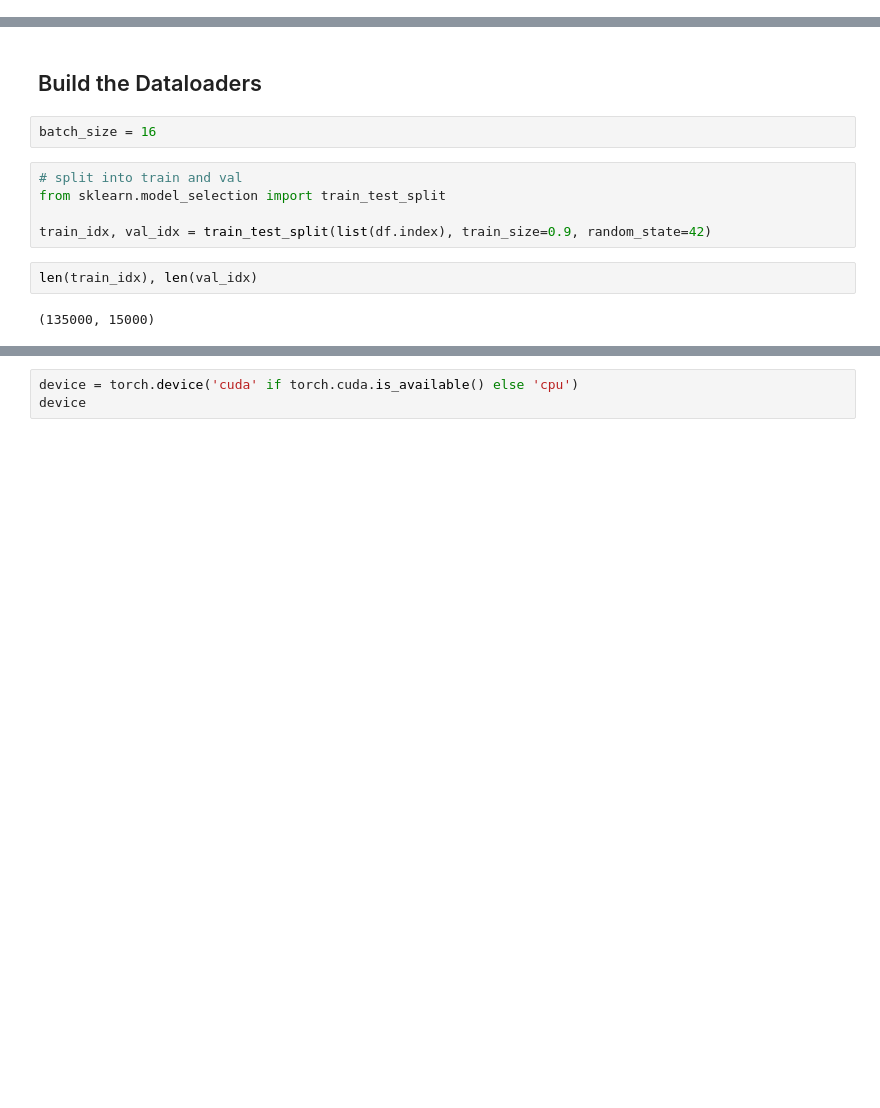
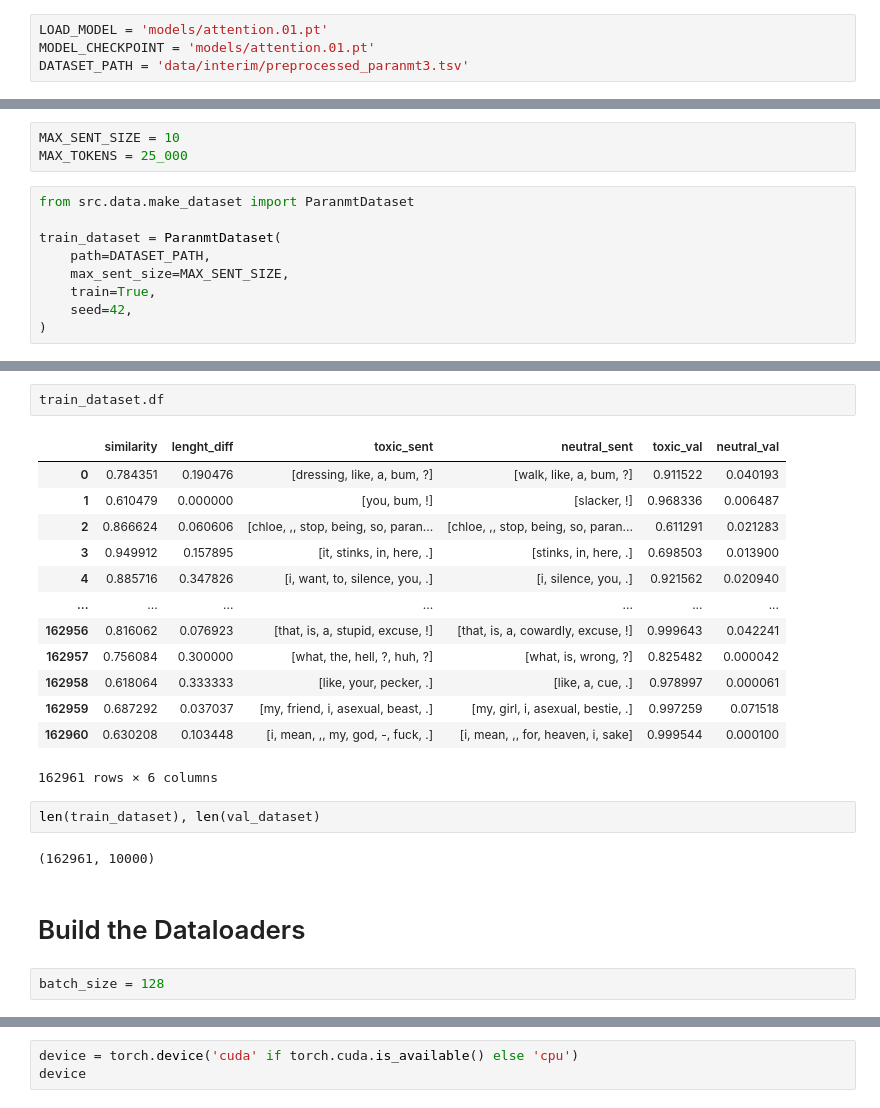
Before and after one commit to ToirovSadi/Text_De-toxification, a Jupyter notebook: notebooks/attention.ipynb, the cells around one changed output, grey strips where cells are left out. Cells and saved outputs as stored; diff of their text form; blank space fills up the shorter version.

```diff
--- a/notebooks/attention.ipynb
+++ b/notebooks/attention.ipynb
@@ -1 +1,5 @@
+# %%
+LOAD_MODEL = 'models/attention.01.pt'
+MODEL_CHECKPOINT = 'models/attention.01.pt'
+DATASET_PATH = 'data/interim/preprocessed_paranmt3.tsv'
 # %%
@@ -77,0 +14,12 @@ df = df[:150_000]
+# %%
+MAX_SENT_SIZE = 10
+MAX_TOKENS = 25_000
+# %%
+from src.data.make_dataset import ParanmtDataset
+
+train_dataset = ParanmtDataset(
+    path=DATASET_PATH,
+    max_sent_size=MAX_SENT_SIZE,
+    train=True,
+    seed=42,
+)
@@ -78,13 +50,24 @@ df = df[:150_000]
+# %%
+train_dataset.df
+# %% [output]
+|  | similarity | lenght_diff | toxic_sent | neutral_sent | toxic_val | neutral_val |
+| 0 | 0.784351 | 0.190476 | [dressing, like, a, bum, ?] | [walk, like, a, bum, ?] | 0.911522 | 0.040193 |
+| 1 | 0.610479 | 0.000000 | [you, bum, !] | [slacker, !] | 0.968336 | 0.006487 |
+| 2 | 0.866624 | 0.060606 | [chloe, ,, stop, being, so, paran... | [chloe, ,, stop, being, so, paran... | 0.611291 | 0.021283 |
+| 3 | 0.949912 | 0.157895 | [it, stinks, in, here, .] | [stinks, in, here, .] | 0.698503 | 0.013900 |
+| 4 | 0.885716 | 0.347826 | [i, want, to, silence, you, .] | [i, silence, you, .] | 0.921562 | 0.020940 |
+| ... | ... | ... | ... | ... | ... | ... |
+| 162956 | 0.816062 | 0.076923 | [that, is, a, stupid, excuse, !] | [that, is, a, cowardly, excuse, !] | 0.999643 | 0.042241 |
+| 162957 | 0.756084 | 0.300000 | [what, the, hell, ?, huh, ?] | [what, is, wrong, ?] | 0.825482 | 0.000042 |
+| 162958 | 0.618064 | 0.333333 | [like, your, pecker, .] | [like, a, cue, .] | 0.978997 | 0.000061 |
+| 162959 | 0.687292 | 0.037037 | [my, friend, i, asexual, beast, .] | [my, girl, i, asexual, bestie, .] | 0.997259 | 0.071518 |
+| 162960 | 0.630208 | 0.103448 | [i, mean, ,, my, god, -, fuck, .] | [i, mean, ,, for, heaven, i, sake] | 0.999544 | 0.000100 |
+162961 rows × 6 columns
+# %%
+len(train_dataset), len(val_dataset)
+# %% [output]
+(162961, 10000)
 # %% [markdown]
-## Build the Dataloaders
+# Build the Dataloaders
 # %%
-batch_size = 16
+batch_size = 128
-# %%
-# split into train and val
-from sklearn.model_selection import train_test_split
-
-train_idx, val_idx = train_test_split(list(df.index), train_size=0.9, random_state=42)
-# %%
-len(train_idx), len(val_idx)
-# %% [output]
-(135000, 15000)
```
Also changed, not shown: parts of 29 cells of this notebook, 42 other files.
